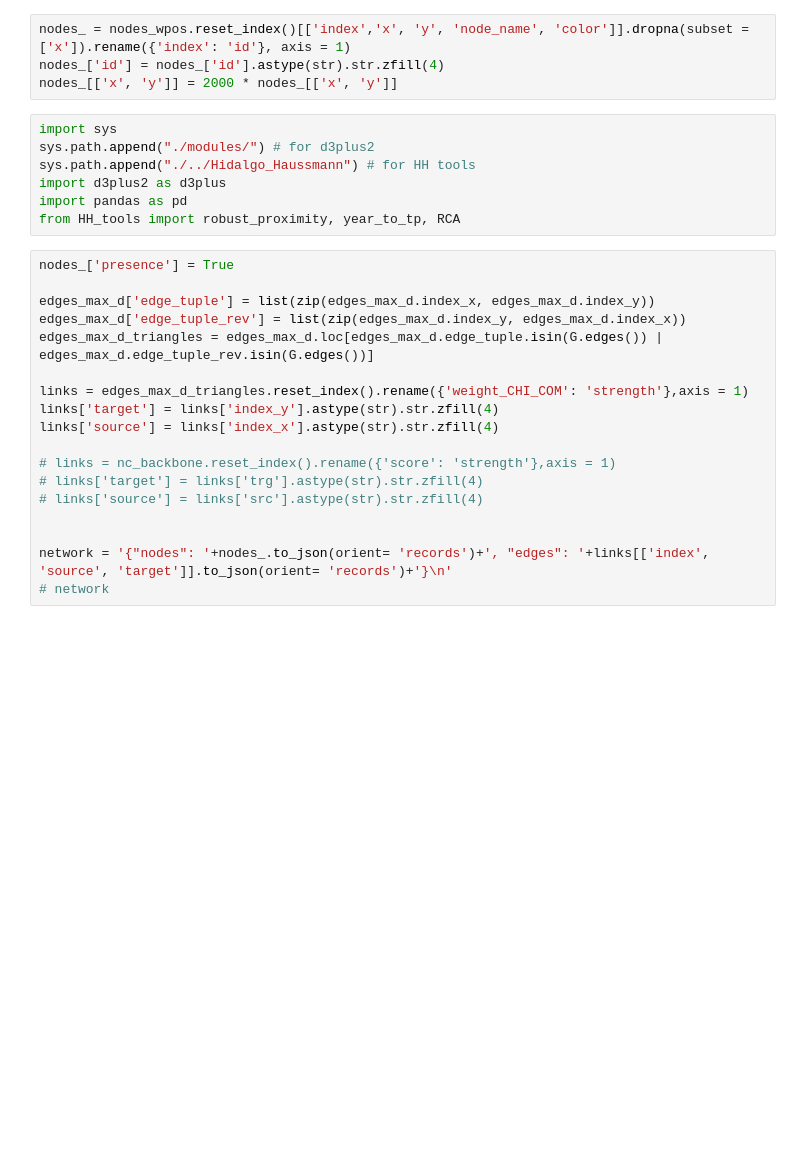
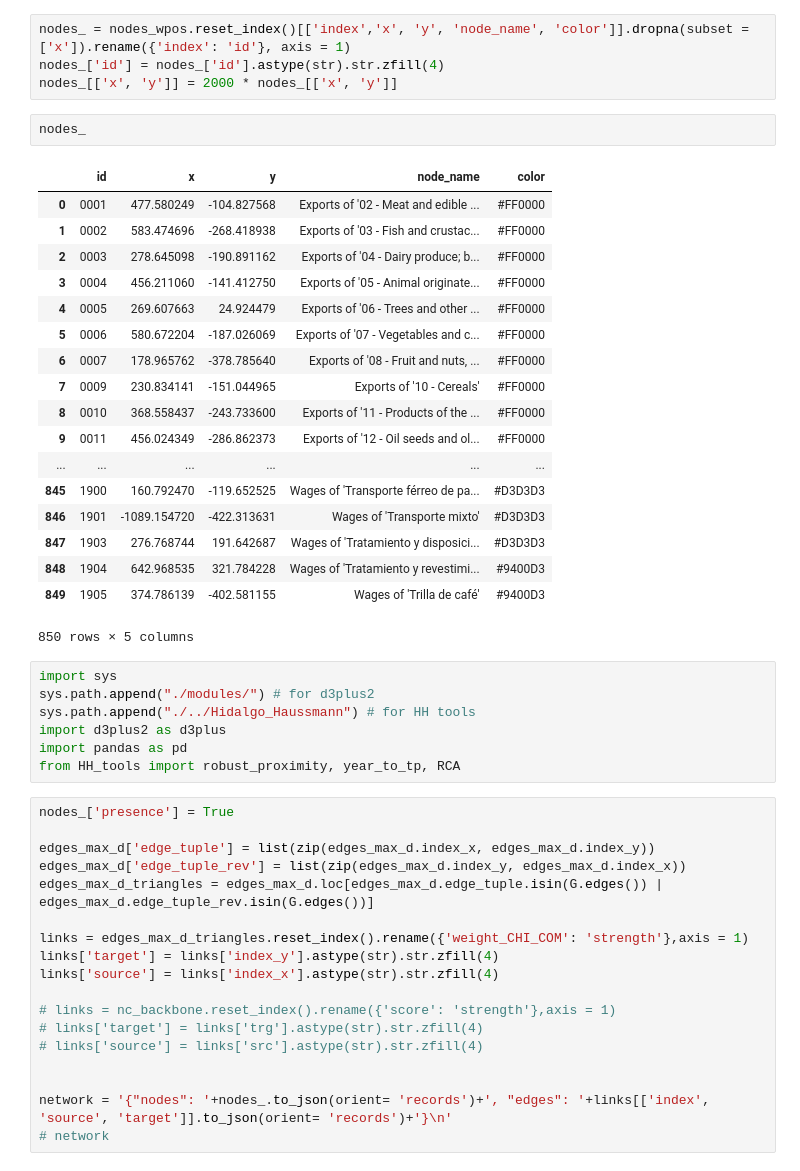
Before and after one commit to matuteiglesias/geo-correlation-structures, a Jupyter notebook: Sample network plot.ipynb, the cells around one changed output. Drawn from its saved outputs; the diff is of its cells as text; blank space fills up the shorter version.

```diff
--- a/Sample network plot.ipynb
+++ b/Sample network plot.ipynb
@@ -316,6 +337,27 @@ nodes_wpos = pd.concat([nodes_s, pos_df], axis = 1)
 nodes_ = nodes_wpos.reset_index()[['index','x', 'y', 'node_name', 'color']].dropna(subset = ['x']).rename({'index': 'id'}, axis = 1)
 nodes_['id'] = nodes_['id'].astype(str).str.zfill(4)
 nodes_[['x', 'y']] = 2000 * nodes_[['x', 'y']]
+# %%
+nodes_
+# %% [output]
+|  | id | x | y | node_name | color |
+| 0 | 0001 | 477.580249 | -104.827568 | Exports of '02 - Meat and edible ... | #FF0000 |
+| 1 | 0002 | 583.474696 | -268.418938 | Exports of '03 - Fish and crustac... | #FF0000 |
+| 2 | 0003 | 278.645098 | -190.891162 | Exports of '04 - Dairy produce; b... | #FF0000 |
+| 3 | 0004 | 456.211060 | -141.412750 | Exports of '05 - Animal originate... | #FF0000 |
+| 4 | 0005 | 269.607663 | 24.924479 | Exports of '06 - Trees and other ... | #FF0000 |
+| 5 | 0006 | 580.672204 | -187.026069 | Exports of '07 - Vegetables and c... | #FF0000 |
+| 6 | 0007 | 178.965762 | -378.785640 | Exports of '08 - Fruit and nuts, ... | #FF0000 |
+| 7 | 0009 | 230.834141 | -151.044965 | Exports of '10 - Cereals' | #FF0000 |
+| 8 | 0010 | 368.558437 | -243.733600 | Exports of '11 - Products of the ... | #FF0000 |
+| 9 | 0011 | 456.024349 | -286.862373 | Exports of '12 - Oil seeds and ol... | #FF0000 |
+| ... | ... | ... | ... | ... | ... |
+| 845 | 1900 | 160.792470 | -119.652525 | Wages of 'Transporte férreo de pa... | #D3D3D3 |
+| 846 | 1901 | -1089.154720 | -422.313631 | Wages of 'Transporte mixto' | #D3D3D3 |
+| 847 | 1903 | 276.768744 | 191.642687 | Wages of 'Tratamiento y disposici... | #D3D3D3 |
+| 848 | 1904 | 642.968535 | 321.784228 | Wages of 'Tratamiento y revestimi... | #9400D3 |
+| 849 | 1905 | 374.786139 | -402.581155 | Wages of 'Trilla de café' | #9400D3 |
+850 rows × 5 columns
 # %%
 import sys
 sys.path.append("./modules/") # for d3plus2
```
Also changed, not shown: parts of 4 cells of this notebook.
